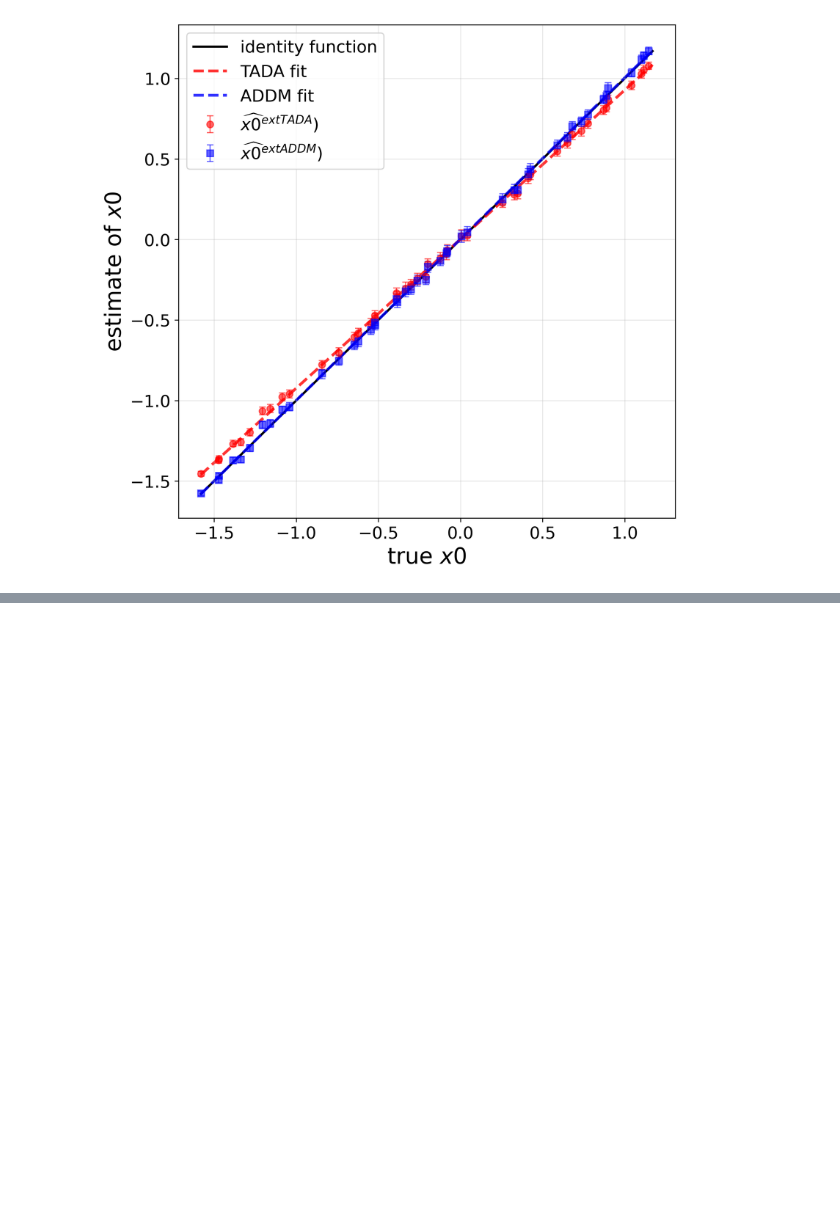
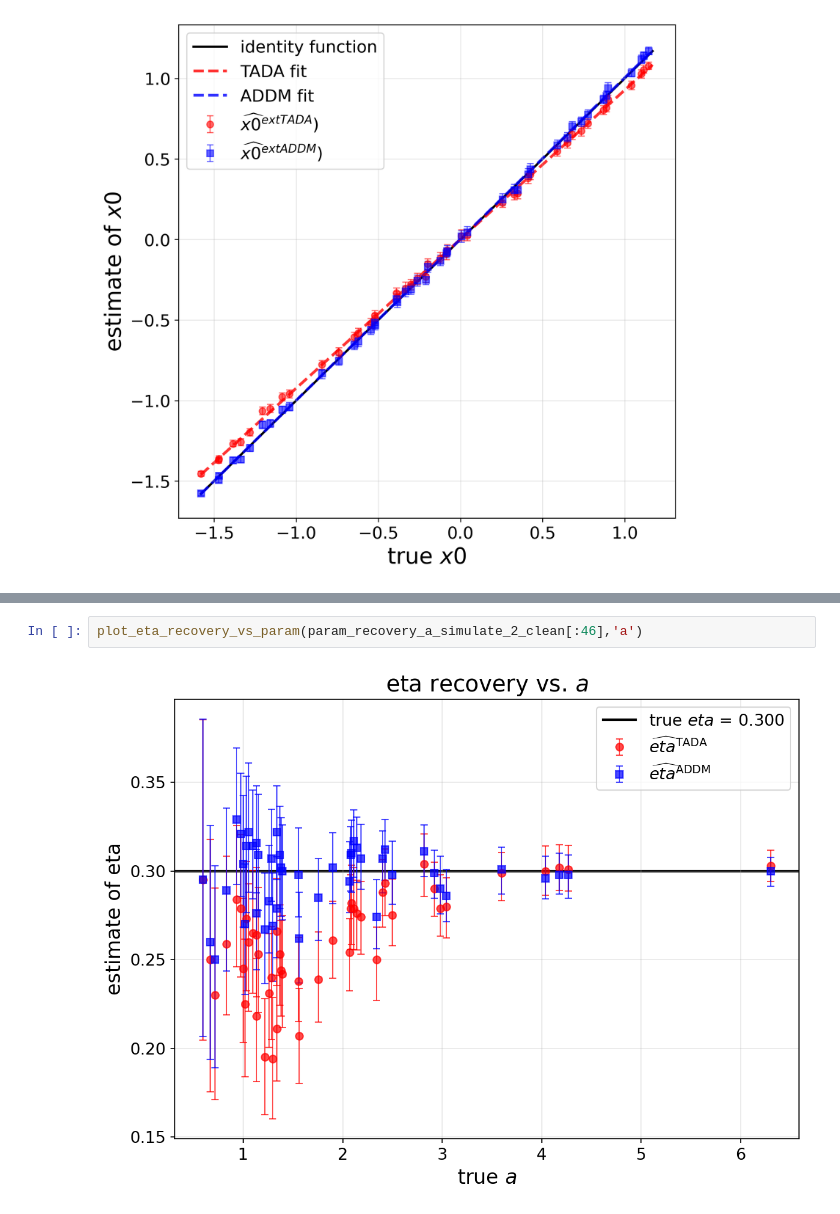
Before and after one commit to AndrewZhang599/efficient-fpt, a Jupyter notebook: examples/param_recovery_scripts/plot_param_recovery_results.ipynb, the cells around one changed output, grey strips where cells are left out. Cells and saved outputs as stored; diff of their text form; blank space fills up the shorter version.

```diff
--- a/examples/param_recovery_scripts/plot_param_recovery_results.ipynb
+++ b/examples/param_recovery_scripts/plot_param_recovery_results.ipynb
@@ -275,0 +365,4 @@ Skipping parameter 'x0' - insufficient variation in true values (std=0.00e+00)
+# %%
+plot_eta_recovery_vs_param(param_recovery_a_simulate_2_clean[:46],'a')
+# %% [output]
+[figure, added]
```
Also changed, not shown: parts of 6 cells of this notebook, 5 other files.
